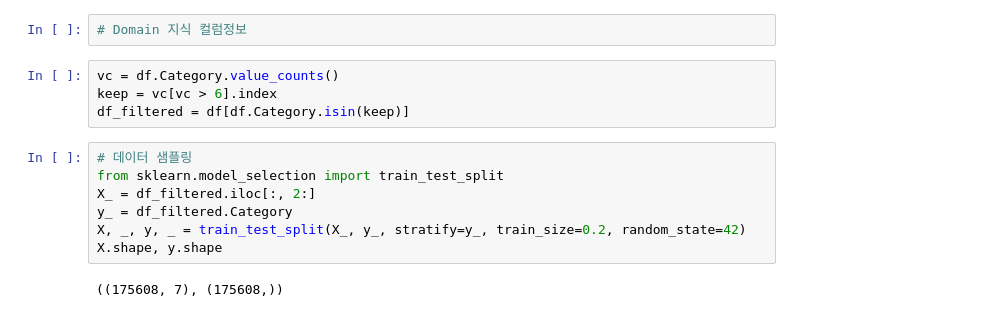
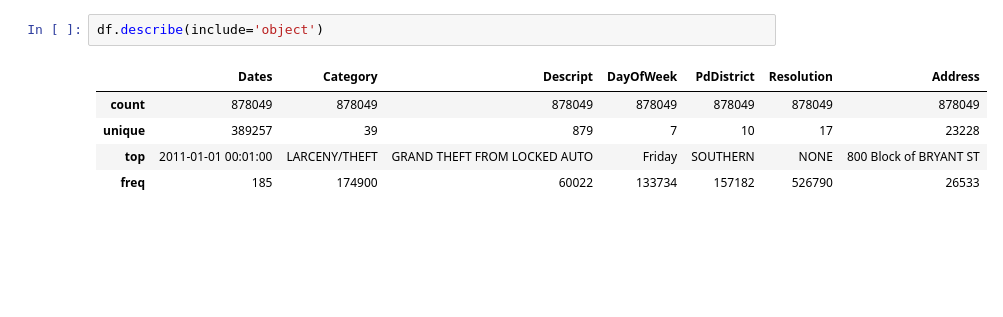
Before and after one commit to djdjdjdfh1/pandas-data-analysis, a Jupyter notebook: part7/7.6_review3_tree_classification.ipynb, the cells around one changed output. Saved outputs shown, nothing was run; the diff lists cells and outputs as text; blank space fills up the shorter version.

```diff
--- a/part7/7.6_review3_tree_classification.ipynb
+++ b/part7/7.6_review3_tree_classification.ipynb
@@ -41,15 +8,8 @@ df.head()
-# %%
-# Domain 지식 컬럼정보
-# %%
-vc = df.Category.value_counts()
-keep = vc[vc > 6].index
-df_filtered = df[df.Category.isin(keep)]
-# %%
-# 데이터 샘플링
-from sklearn.model_selection import train_test_split
-X_ = df_filtered.iloc[:, 2:]
-y_ = df_filtered.Category
-X, _, y, _ = train_test_split(X_, y_, stratify=y_, train_size=0.2, random_state=42)
-X.shape, y.shape
-# %% [output]
-((175608, 7), (175608,))
+# %%
+df.describe(include='object')
+# %% [output]
+|  | Dates | Category | Descript | DayOfWeek | PdDistrict | Resolution | Address |
+| count | 878049 | 878049 | 878049 | 878049 | 878049 | 878049 | 878049 |
+| unique | 389257 | 39 | 879 | 7 | 10 | 17 | 23228 |
+| top | 2011-01-01 00:01:00 | LARCENY/THEFT | GRAND THEFT FROM LOCKED AUTO | Friday | SOUTHERN | NONE | 800 Block of BRYANT ST |
+| freq | 185 | 174900 | 60022 | 133734 | 157182 | 526790 | 26533 |
```
Also changed, not shown: parts of 22 cells of this notebook, 2 other files.
